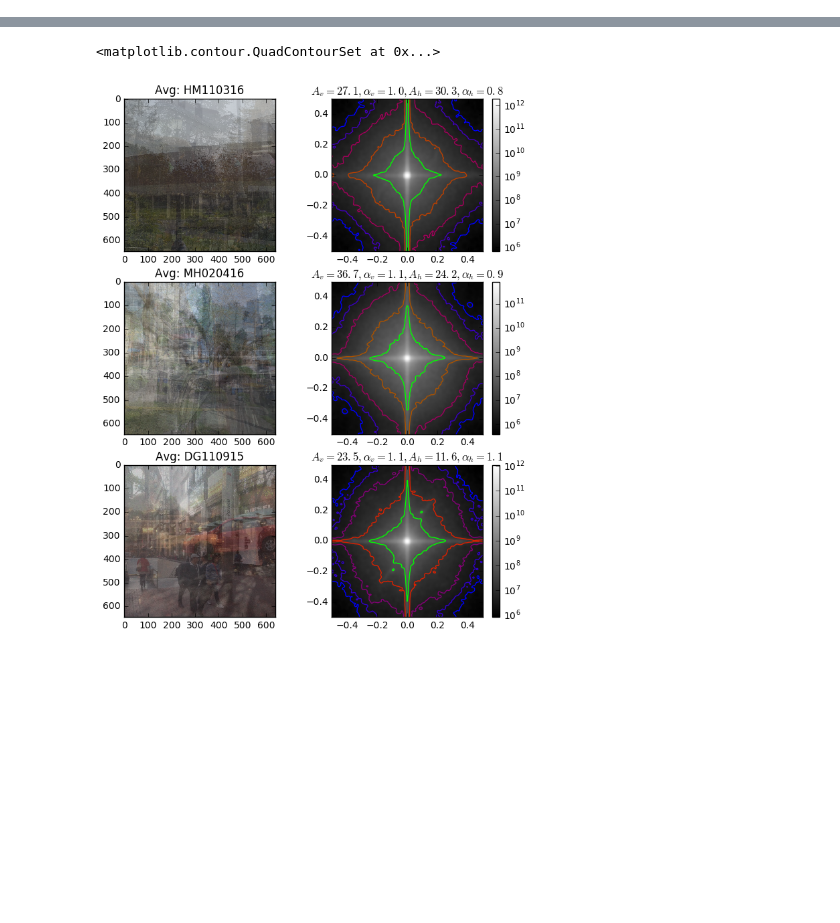
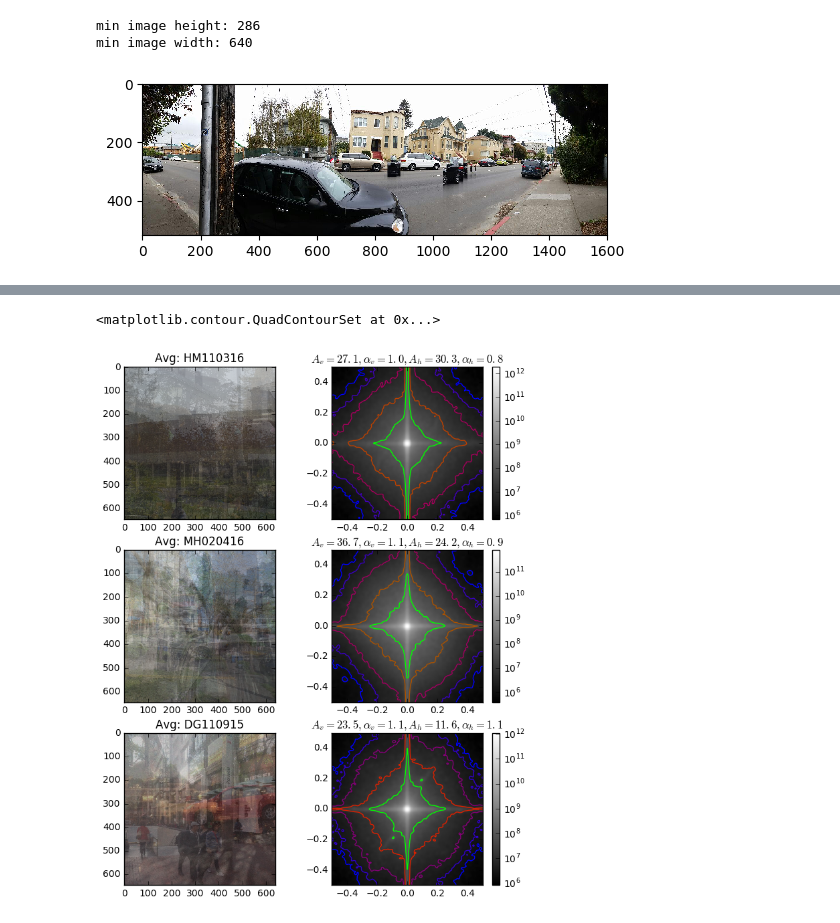
Before and after one commit to Akshugopi/myopiaNaturalScenes, a Jupyter notebook: myopiaNaturalScenes.ipynb, the cells around one changed output, grey strips where cells are left out. Saved outputs shown, nothing was run; the diff lists cells and outputs as text; code cells hidden in the pictures; blank space fills up the shorter version.

```diff
--- a/myopiaNaturalScenes.ipynb
+++ b/myopiaNaturalScenes.ipynb
@@ -65,31 +61,35 @@ alpha_a_fitrange = [0.02, 0.35]
 # %%
 def read_ims(filelist):
     #read in images
     min_h = 10000
     min_w = 10000
 
     raws = []
 
     for pf in filelist:
         im = np.asarray(imread(pf))
         raws.append(im)
         #print(np.shape(im))
         #check width and height
         if(min_h) > np.shape(im)[0]:
             min_h = np.shape(im)[0]
         if(min_w) > np.shape(im)[1]:
             min_w = np.shape(im)[1]
     return(raws,min_h,min_w)
 
 try:
     raw_images
 except NameError:
-    raw_images, min_h, min_w = read_ims(ph_files)
+    raw_images, min_h, min_w = read_ims(aca_photos)
 
 plt.imshow(raw_images[20])
 
 print('min image height: {}'.format(min_h))
 print('min image width: {}'.format(min_w))
+# %% [output]
+min image height: 286
+min image width: 640
+[figure, added]
 # %%
 def cropims(ims,crop_h,crop_w,area):
     h_crop_h = np.int(crop_h/2)
```
Also changed, not shown: parts of 9 cells of this notebook, 1 other file.
